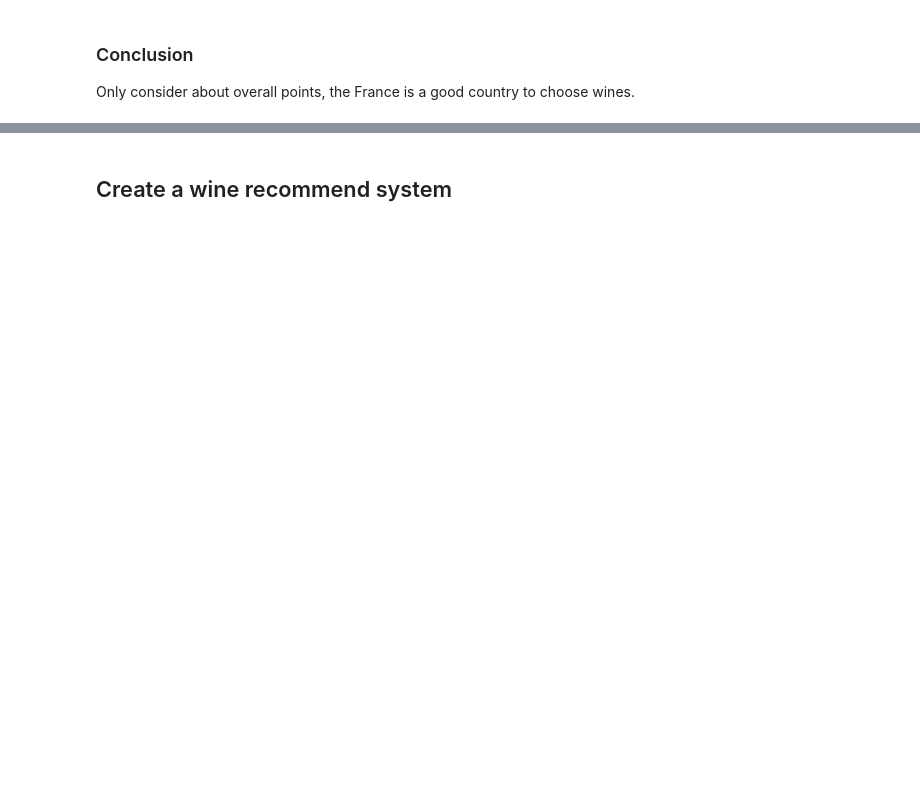
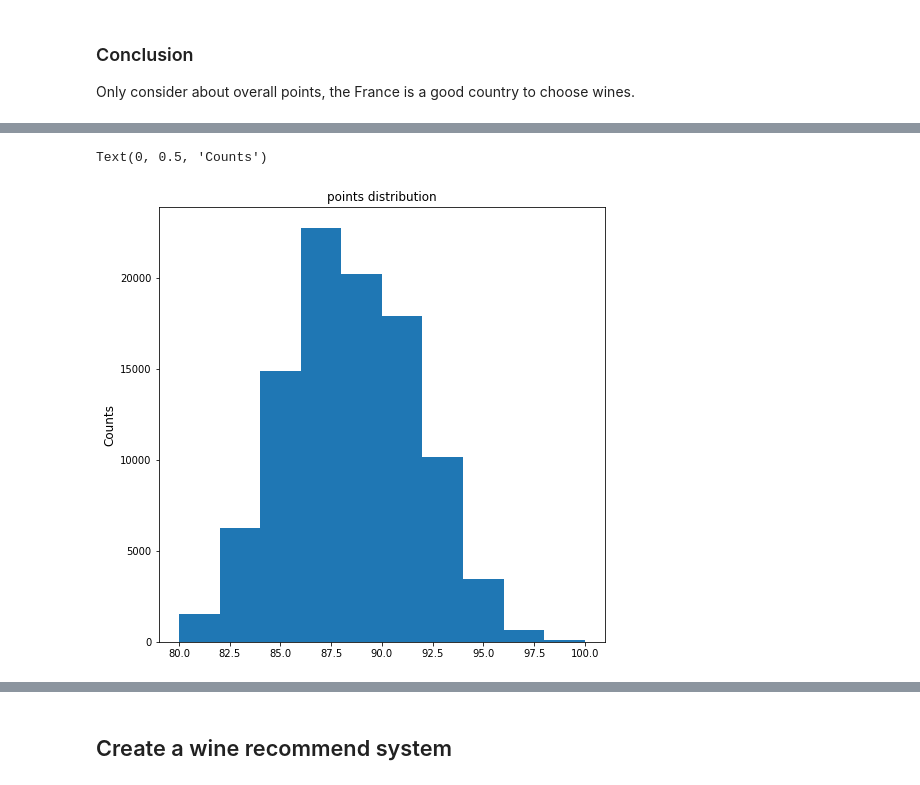
Before and after one commit to Rachel0911/Kaggle_projects, a Jupyter notebook: Wine data analysis/wine_analysis.ipynb, the cells around one changed output, grey strips where cells are left out. Cells and saved outputs as stored; diff of their text form; code cells hidden in the pictures; blank space fills up the shorter version.

```diff
--- a/Wine data analysis/wine_analysis.ipynb
+++ b/Wine data analysis/wine_analysis.ipynb
@@ -268,3 +264,11 @@ We could know most price of wines are less than 200. The quantity of price great
+# %%
+# polt points distribution
+plt.figure(figsize=(8,8))
+ax = wineData.points.plot(kind='hist', title='points distribution')
+plt.ylabel('Counts', fontsize=12)
+# %% [output]
+Text(0, 0.5, 'Counts')
+[figure, added]
 # %%
 # use mathmatic to prove most price is less than 200
 # more than 90% price of wines is less than 200
```
Also changed, not shown: parts of 48 cells of this notebook, 1 other file.
